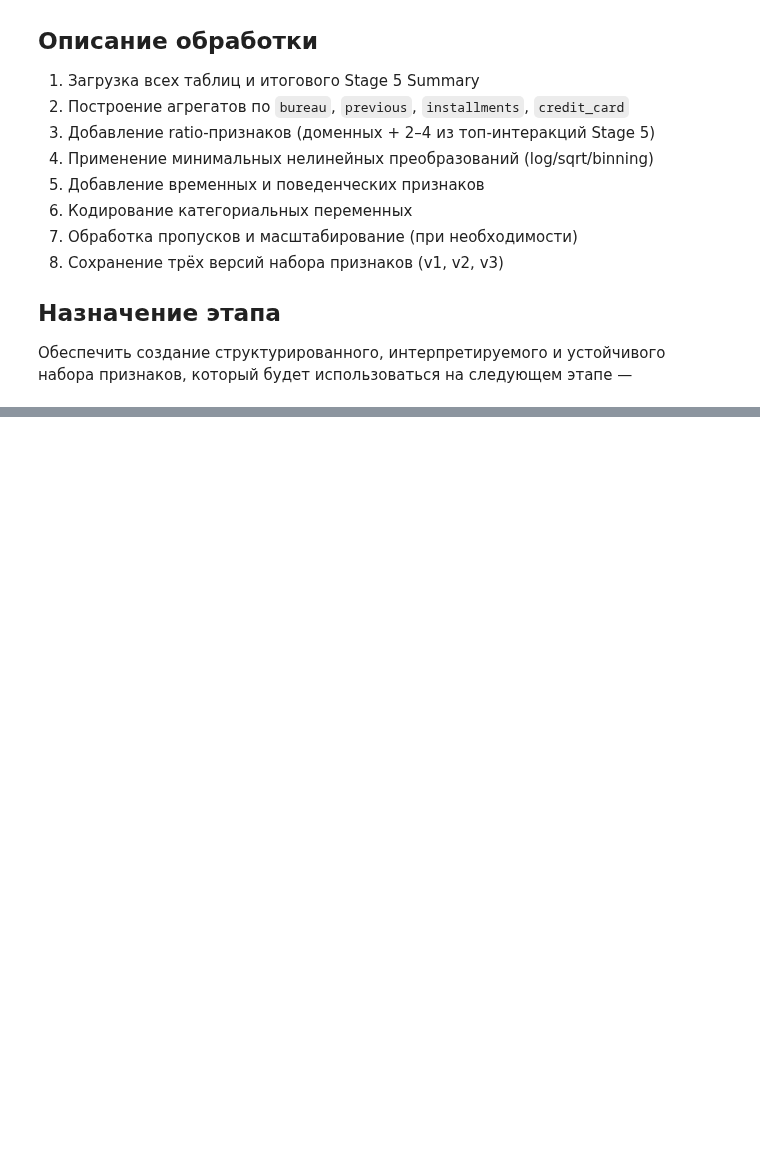
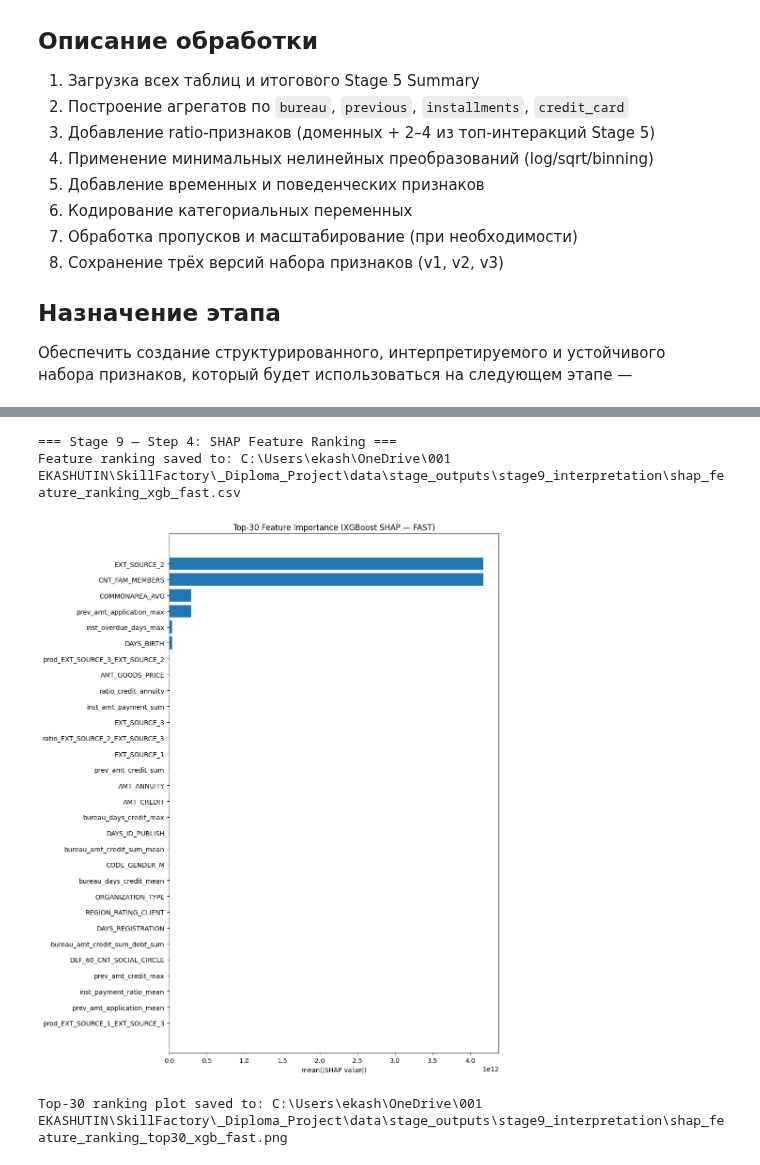
Before and after one commit to Kashutin1961/Diploma_Project, a Jupyter notebook: diploma_project.ipynb, the cells around one changed output, grey strips where cells are left out. Drawn from its saved outputs; the diff is of its cells as text; code cells hidden in the pictures; blank space fills up the shorter version.

```diff
--- a/diploma_project.ipynb
+++ b/diploma_project.ipynb
@@ -7240,0 +10842,59 @@ print("============================================================")
+# %%
+# ============================================================
+# Stage 9 — Step 4: SHAP Feature Ranking (FAST)
+# ============================================================
+
+import numpy as np
+import pandas as pd
+import matplotlib.pyplot as plt
+
+print("\n=== Stage 9 — Step 4: SHAP Feature Ranking ===")
+
+# ------------------------------------------------------------
+# 1. Compute mean(|SHAP|) for each feature
+# ------------------------------------------------------------
+# shap_values has shape (n_samples, n_features)
+mean_abs_shap = np.abs(shap_values).mean(axis=0)
+
+ranking = (
+    pd.DataFrame({
+        "feature": feature_names,
+        "mean_abs_shap": mean_abs_shap
+    })
+    .sort_values("mean_abs_shap", ascending=False)
+    .reset_index(drop=True)
+)
+
+# ------------------------------------------------------------
+# 2. Save ranking to CSV
+# ------------------------------------------------------------
+ranking_path = GLOBAL_STAGE9_DIR / "shap_feature_ranking_xgb_fast.csv"
+ranking.to_csv(ranking_path, index=False)
+
+print("Feature ranking saved to:", ranking_path)
+
+# ------------------------------------------------------------
+# 3. Plot Top‑30 features
+# ------------------------------------------------------------
+top_n = 30
+plt.figure(figsize=(10, 12))
+
+plt.barh(
+    ranking["feature"].iloc[:top_n][::-1],
+    ranking["mean_abs_shap"].iloc[:top_n][::-1]
+)
+
+plt.xlabel("mean(|SHAP value|)")
+plt.title("Top‑30 Feature Importance (XGBoost SHAP — FAST)")
+plt.tight_layout()
+
+plot_path = GLOBAL_STAGE9_DIR / "shap_feature_ranking_top30_xgb_fast.png"
+plt.savefig(plot_path, dpi=300)
+plt.show()
+
+print("Top‑30 ranking plot saved to:", plot_path)
+# %% [output]
+=== Stage 9 — Step 4: SHAP Feature Ranking ===
+Feature ranking saved to: C:\Users\ekash\OneDrive\001 EKASHUTIN\SkillFactory\_Diploma_Project\data\stage_outputs\stage9_interpretation\shap_feature_ranking_xgb_fast.csv
+[figure, added]
+Top‑30 ranking plot saved to: C:\Users\ekash\OneDrive\001 EKASHUTIN\SkillFactory\_Diploma_Project\data\stage_outputs\stage9_interpretation\shap_feature_ranking_top30_xgb_fast.png
```
Also changed, not shown: parts of 65 cells of this notebook.
